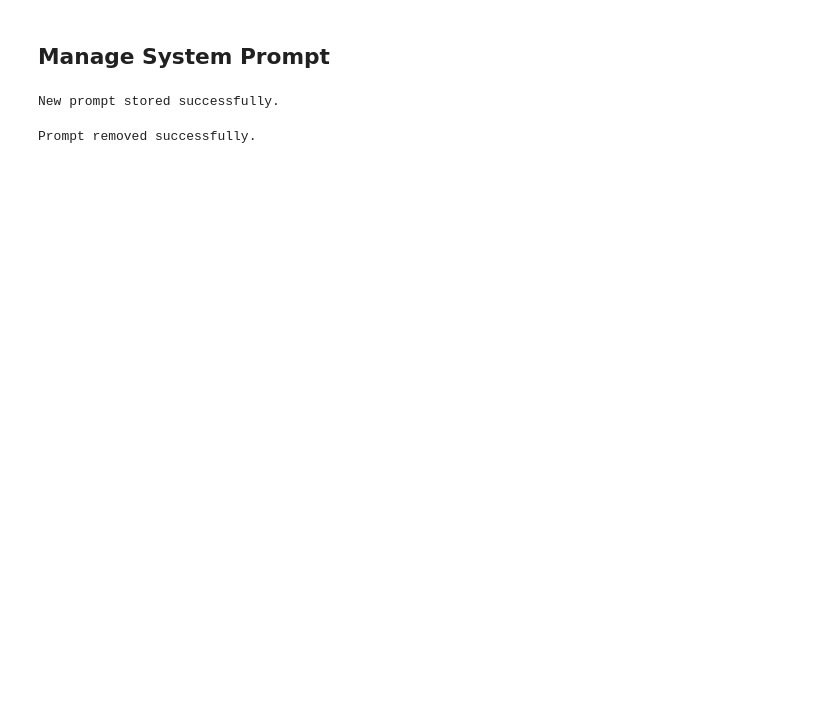
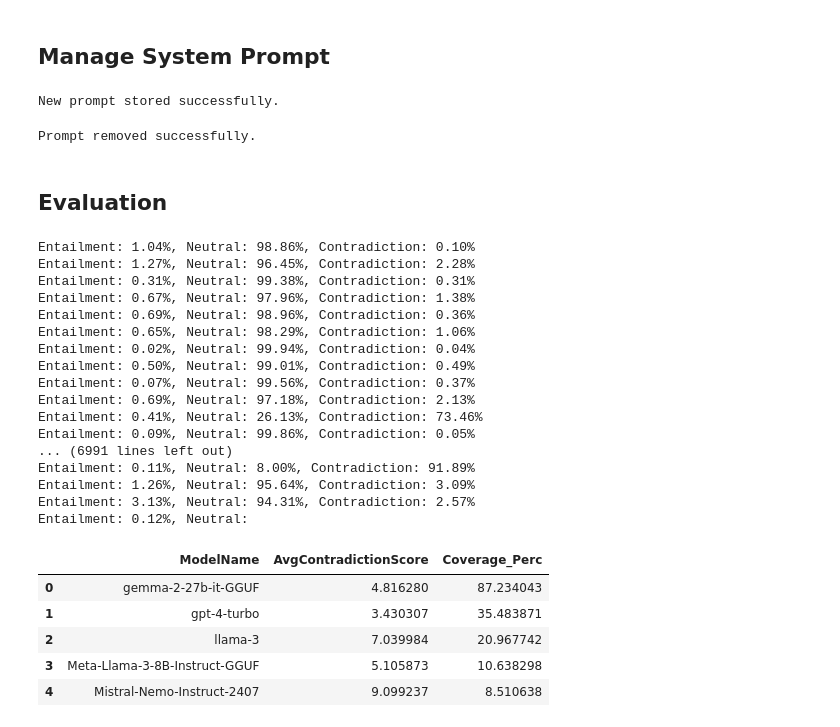
Before and after one commit to Benhzy/SMU-LLM-Project, a Jupyter notebook: src/testing.ipynb, the cells around one changed output. Cells and saved outputs as stored; diff of their text form; code cells hidden in the pictures; blank space fills up the shorter version.

Commit message:
Added Evaluation module

```diff
--- a/src/testing.ipynb
+++ b/src/testing.ipynb
@@ -143,3 +143,59 @@ prompts_manager.remove(prompt_key)
 print('Prompt removed successfully.')
 # %% [output]
 Prompt removed successfully.
+# %% [markdown]
+## Evaluation
+# %%
+import os
+import pandas as pd
+import json
+from eval import SummaryChecker
+checker = SummaryChecker("MoritzLaurer/DeBERTa-v3-large-mnli-fever-anli-ling-wanli")
+# %%
+def process_json_files(folder_path, output_csv_path):
+    results_list = []
+    for filename in os.listdir(folder_path):
+        if filename.endswith('.json'):
+            model_name = filename.split('_')[1].replace('.json', '')
+            with open(os.path.join(folder_path, filename), 'r') as file:
+                data = json.load(file)
+                source_document = data["scenario"] + " " + " ".join(data["questions"])
+                summary = " ".join([data["answers"][f"question_{i+1}"][0] for i in range(len(data["questions"]))])
+
+                results = checker.evaluate_summary(source_document, summary)
+                results_list.append({
+                    "ModelName": model_name,
+                    "AvgContradictionScore": results["Average Contradiction Score"],
+                    "Coverage_Perc": results["Coverage Percentage"]
+                })
+    df = pd.DataFrame(results_list)
+    df.to_csv(output_csv_path, index=False)
+    return df
+# %%
+folder_path = "../results"
+output_path = "../results/eval/results.csv"
+process_json_files(folder_path, output_path)
+# %% [output]
+Entailment: 1.04%, Neutral: 98.86%, Contradiction: 0.10%
+Entailment: 1.27%, Neutral: 96.45%, Contradiction: 2.28%
+Entailment: 0.31%, Neutral: 99.38%, Contradiction: 0.31%
+Entailment: 0.67%, Neutral: 97.96%, Contradiction: 1.38%
+Entailment: 0.69%, Neutral: 98.96%, Contradiction: 0.36%
+Entailment: 0.65%, Neutral: 98.29%, Contradiction: 1.06%
+Entailment: 0.02%, Neutral: 99.94%, Contradiction: 0.04%
+Entailment: 0.50%, Neutral: 99.01%, Contradiction: 0.49%
+Entailment: 0.07%, Neutral: 99.56%, Contradiction: 0.37%
+Entailment: 0.69%, Neutral: 97.18%, Contradiction: 2.13%
+Entailment: 0.41%, Neutral: 26.13%, Contradiction: 73.46%
+Entailment: 0.09%, Neutral: 99.86%, Contradiction: 0.05%
+... (6991 lines left out)
+Entailment: 0.11%, Neutral: 8.00%, Contradiction: 91.89%
+Entailment: 1.26%, Neutral: 95.64%, Contradiction: 3.09%
+Entailment: 3.13%, Neutral: 94.31%, Contradiction: 2.57%
+Entailment: 0.12%, Neutral:
+|  | ModelName | AvgContradictionScore | Coverage_Perc |
+| 0 | gemma-2-27b-it-GGUF | 4.816280 | 87.234043 |
+| 1 | gpt-4-turbo | 3.430307 | 35.483871 |
+| 2 | llama-3 | 7.039984 | 20.967742 |
+| 3 | Meta-Llama-3-8B-Instruct-GGUF | 5.105873 | 10.638298 |
+| 4 | Mistral-Nemo-Instruct-2407 | 9.099237 | 8.510638 |
```
Also changed, not shown: parts of 2 cells of this notebook, 3 other files.
